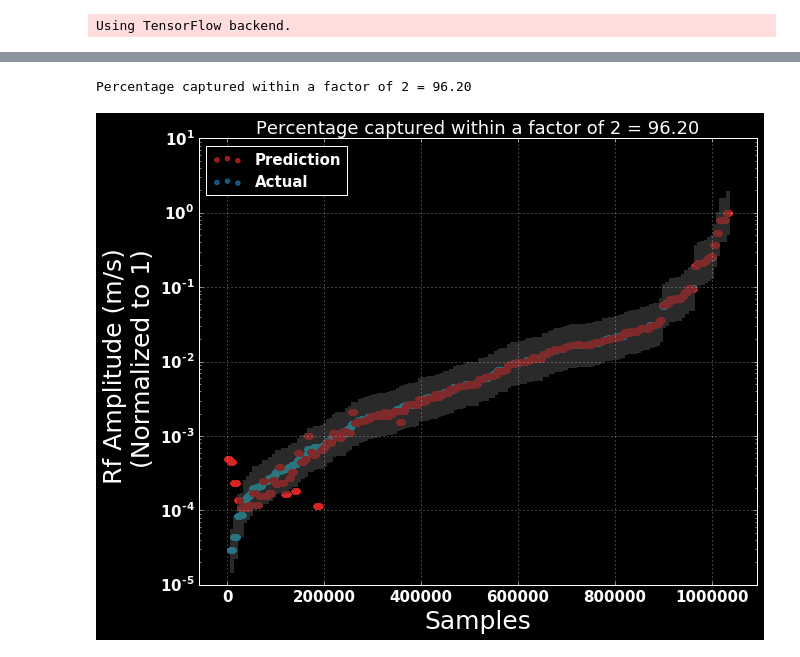
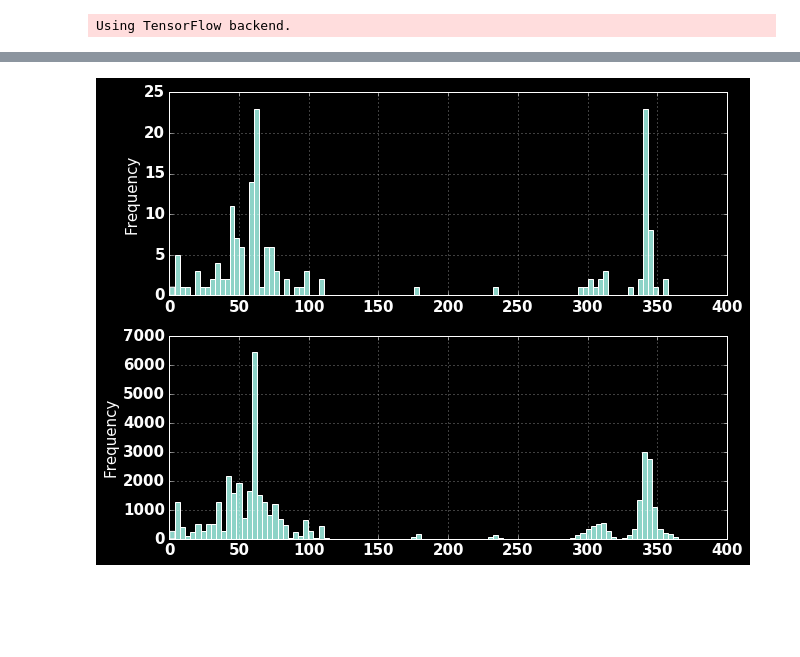
Before and after one commit to gwdetchar/seismon, a Jupyter notebook: RfPrediction/DNN_Rfamplitude_prediction.ipynb, the cells around one changed output, grey strips where cells are left out. Cells and saved outputs as stored; diff of their text form; code cells hidden in the pictures; blank space fills up the shorter version.

```diff
--- a/RfPrediction/DNN_Rfamplitude_prediction.ipynb
+++ b/RfPrediction/DNN_Rfamplitude_prediction.ipynb
@@ -65,3 +68,4 @@ Rf_Amp_thresh = 1e-6;
 index = data[25] > Rf_Amp_thresh
 
 data = data[:][index]
+data_initial = data # Only measured values
@@ -68,21 +95,21 @@ data = data[:][index]
+# %%
+
+
+x1 = data_temp[FeatSet_index][:]
+x2 = np.random.randn(*data_temp[FeatSet_index][:].shape)*noise_level
+data_temp[FeatSet_index] = x1 + np.multiply(x1,x2)
+
+
+y1 = data_temp[Target_index][:]
+y2 = np.random.randn(len(data_temp[Target_index][:]))*noise_level
+y3 = np.expand_dims(y2,axis=1)
+data_temp[Target_index] = y1 + np.multiply(y1,y3)
 # %%
-# Select features
-FeatSet_index = [1,10,7,11,12,13,14,15,16,17,18,19,20,21,22,23]
-Target_index = [25]
 
 
-# Artificially increase samples
-data_temp = data
-copy_num = 15
-noise_level = 1e-2
+data = data_temp
+data_unscaled = data
 
-for i in range(copy_num):
-    data_temp = data_temp.append(data_temp)
-
-data_temp[FeatSet_index]  = data_temp[FeatSet_index][:]+np.std(data_temp[FeatSet_index][:])*noise_level
-data = data_temp
-
-data_unscaled = data
 X_us = np.asarray(data[FeatSet_index])
 Y_us = np.asarray(data[Target_index])
 x_train_us, x_test_us, y_train_us, y_test_us = train_test_split(X_us, Y_us, test_size=0.2,random_state=42)
@@ -93,10 +120,11 @@ min_max_scaler = preprocessing.MinMaxScaler()
 np_scaled = min_max_scaler.fit_transform(data)
 data = pd.DataFrame(np_scaled)
 
+# Divide data into training, validation & testing
 X = np.asarray(data[FeatSet_index])
 Y = np.asarray(data[Target_index])
 x_train, x_test, y_train, y_test = train_test_split(X, Y, test_size=0.2,random_state=42)
-x_train, x_val, y_train, y_val = train_test_split(x_train, y_train, test_size=0.4,random_state=42)
+x_train, x_val, y_train, y_val = train_test_split(x_train, y_train, test_size=0.3,random_state=42)
 # %%
 #############################################
 # Construct the neural network and train it #
@@ -158,11 +315,24 @@ Epoch 10/10
+# %%
+# Distribution
+fig, axes = plt.subplots(nrows=2, ncols=1,figsize=(10,8))
+data_initial[14].plot.hist(ax=axes[0],bins=100,grid='on');
+data_temp[14].plot.hist(ax=axes[1],bins=100,grid='on');
+# %% [output]
+[figure, added]
 # %%
+'''
+
+
+data_origScale= min_max_scaler.inverse_transform(data)
+data_origScale = pd.DataFrame(data_origScale)
+
 # Rescale back to original
-#y_test = y_test*(max(data_origScale[25]) - min(data_origScale[25])) + min(data_origScale[25])
-#y_pred = y_pred*(max(data_origScale[25]) - min(data_origScale[25])) + min(data_origScale[25])
+y_test_rescaled = y_test*(max(data_origScale[25]) - min(data_origScale[25])) + min(data_origScale[25])
+y_pred_rescaled = y_pred*(max(data_origScale[25]) - min(data_origScale[25])) + min(data_origScale[25])
 
 ## Percentage within the specified factor
 Fac = 2
-IDX = y_pred/y_test >= 1
+IDX = y_pred_rescaled/y_test_rescaled >= 1
 K = y_pred[IDX]
 Q = y_test[IDX]
 L = y_pred[~IDX]
@@ -172,11 +342,9 @@ Lower_indices = [i for i, x in enumerate(L >= M/Fac) if x == True]
 Percent_within_Fac = (len(Upper_indices) + len(Lower_indices))/len(y_pred)*100
 print("Percentage captured within a factor of {} = {:.2f}".format(Fac,Percent_within_Fac))
 
-
-
 # sort results in Ascending order
-y_test_sort = np.sort(y_test,axis=0)
-y_pred_sort = y_pred[np.argsort(y_test,axis=0)]
+y_test_sort = np.sort(y_test_us,axis=0)
+y_pred_sort = y_pred_rescaled[np.argsort(y_test_us,axis=0)]
 
 
 
@@ -198,26 +366,21 @@ plt.rc('legend',**{'fontsize':15})
 
 
 plt.figure(figsize=(10,8))
-
-plt.style.use('dark_background')
-
-errorbar_plt = plt.errorbar(idx,y_test_sort,yerr=[yerr_lower,yerr_upper], alpha=0.01 ,color='#7f7f7f')
-actual_plt = plt.scatter(idx,y_test_sort,color='#1f77b4',alpha=0.7)
-
+actual_plt = plt.scatter(idx,y_test_sort,color='red',alpha=0.7,s=5)
+errorbar_plt = plt.errorbar(idx,y_test_sort,yerr=[yerr_lower,yerr_upper], alpha=0.005 )
 
 idx2 = np.arange(0,len(y_pred_sort))
-pred_plt = plt.scatter(idx2,y_pred_sort,color='#d62728',alpha=0.7)
+pred_plt = plt.scatter(idx2,y_pred_sort,color='green',alpha=0.7)
 
 plt.yscale('log')
 plt.grid()
-#plt.ylim([1e-7, 1e-3])
-plt.ylabel('Rf Amplitude (m/s) \n (Normalized to 1)',fontsize=25)
+plt.ylim([1e-7, 1e-3])
+plt.ylabel('Rf Amplitude',fontsize=25)
 plt.xlabel('Samples',fontsize=25)
 plt.title("Percentage captured within a factor of {} = {:.2f}".format(Fac,Percent_within_Fac))
 plt.legend([pred_plt,actual_plt],['Prediction', 'Actual'],loc=2)
 plt.autoscale(enable=True, axis='x', tight=True)
-plt.grid(linestyle=':')
-plt.savefig('DNN_Rfamp.png',bbox_inches='tight')
+
+#plt.savefig('DNN_Rfamp.png',bbox_inches='tight')
+
+'''
-# %% [output]
-Percentage captured within a factor of 2 = 96.20
-[figure, removed]
```
Also changed, not shown: parts of 8 cells of this notebook.
